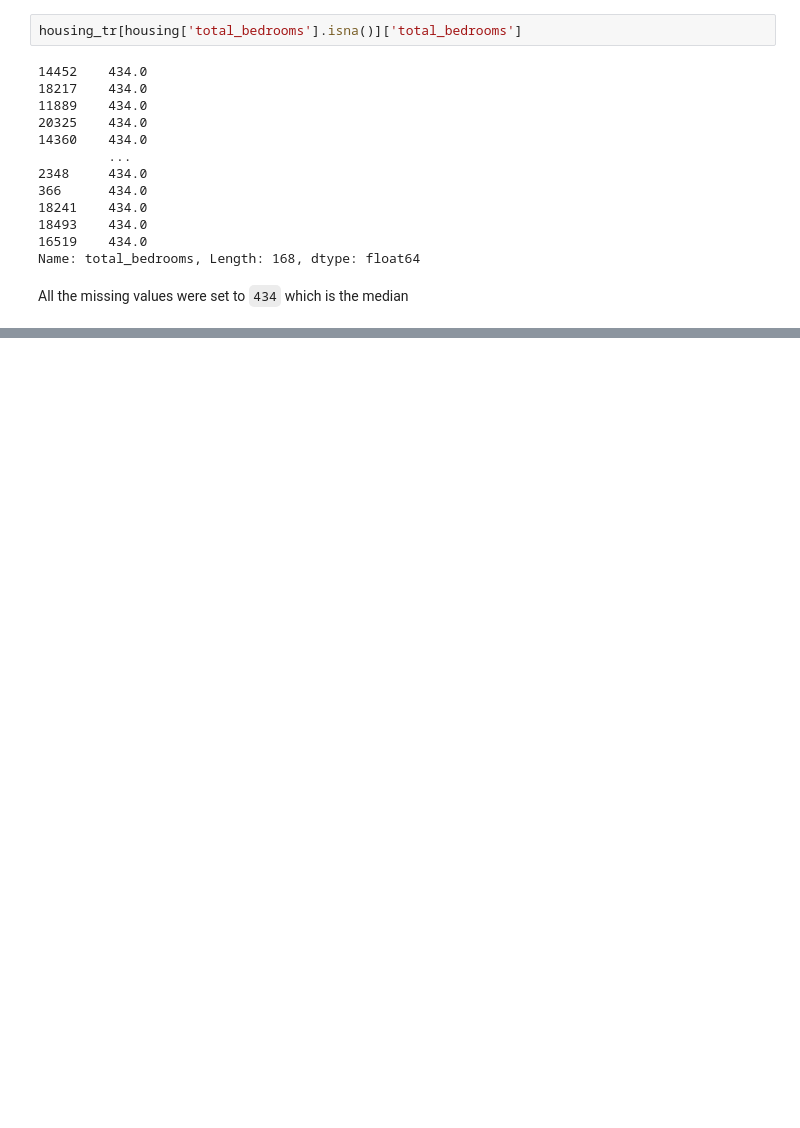
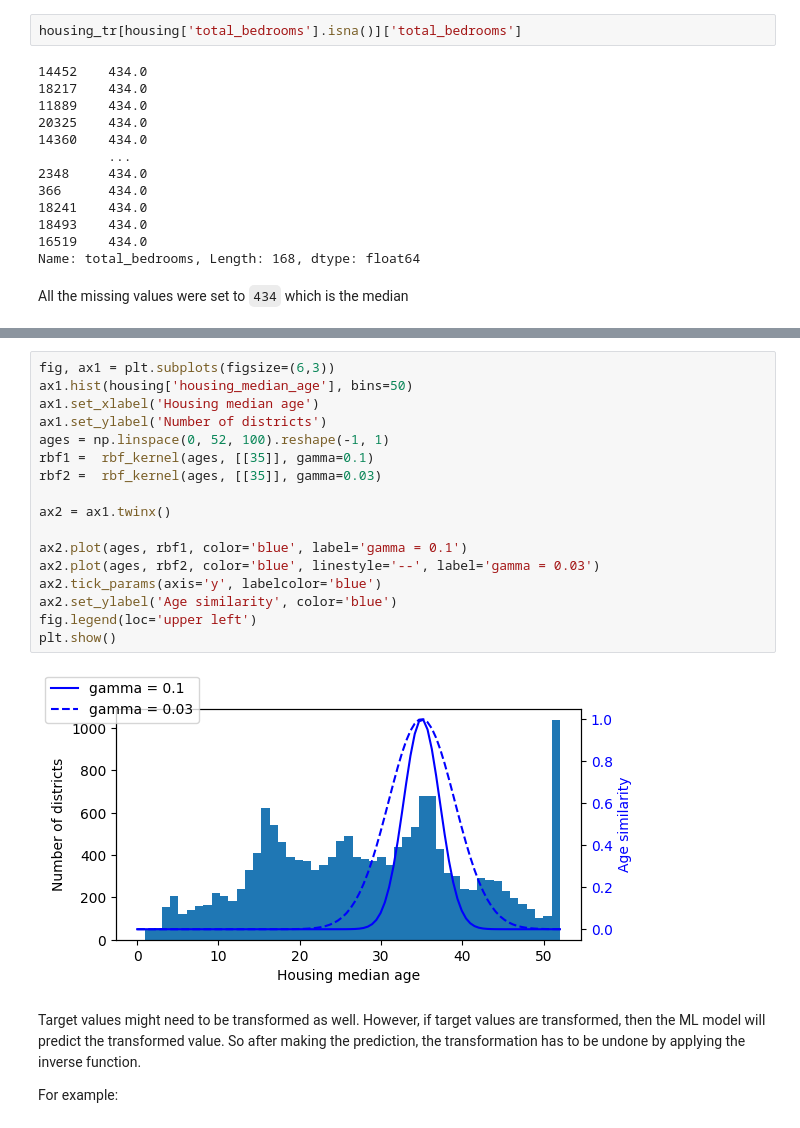
Before and after one commit to artilugio0/ml-house-pricing-linear-regression, a Jupyter notebook: house pricing.ipynb, the cells around one changed output, grey strips where cells are left out. Cells and saved outputs as stored; diff of their text form; blank space fills up the shorter version.

```diff
--- a/house pricing.ipynb
+++ b/house pricing.ipynb
@@ -460,0 +643,23 @@ All the missing values were set to `434` which is the median
+# %%
+fig, ax1 = plt.subplots(figsize=(6,3))
+ax1.hist(housing['housing_median_age'], bins=50)
+ax1.set_xlabel('Housing median age')
+ax1.set_ylabel('Number of districts')
+ages = np.linspace(0, 52, 100).reshape(-1, 1)
+rbf1 =  rbf_kernel(ages, [[35]], gamma=0.1)
+rbf2 =  rbf_kernel(ages, [[35]], gamma=0.03)
+
+ax2 = ax1.twinx()
+
+ax2.plot(ages, rbf1, color='blue', label='gamma = 0.1')
+ax2.plot(ages, rbf2, color='blue', linestyle='--', label='gamma = 0.03')
+ax2.tick_params(axis='y', labelcolor='blue')
+ax2.set_ylabel('Age similarity', color='blue')
+fig.legend(loc='upper left')
+plt.show()
+# %% [output]
+[figure, added]
+# %% [markdown]
+Target values might need to be transformed as well. However, if target values are transformed, then the ML model will predict the transformed value. So after making the prediction, the transformation has to be undone by applying the inverse function.
+
+For example:
```
Also changed, not shown: parts of 79 cells of this notebook.
